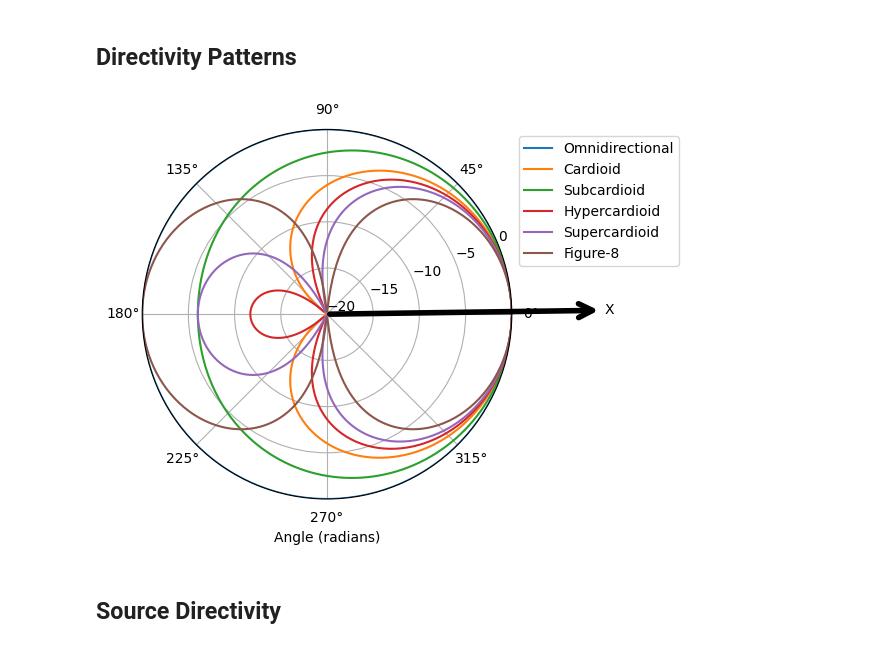
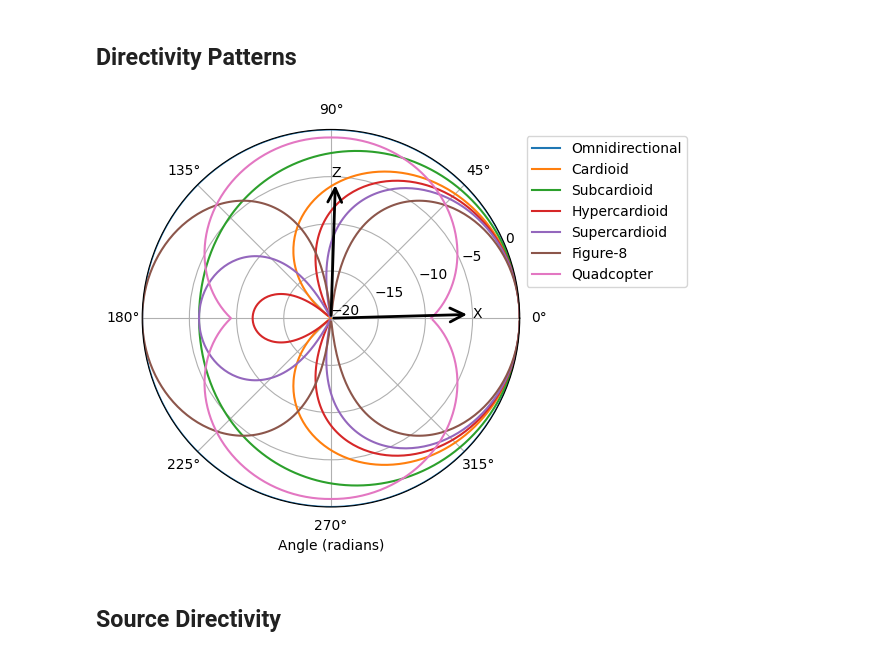
Before and after one commit to vlsi-nanocomputing/dynamic-sound, a Jupyter notebook: examples/directivity.ipynb, the cells around one changed output. Saved outputs shown, nothing was run; the diff lists cells and outputs as text; code cells hidden in the pictures.

```diff
--- a/examples/directivity.ipynb
+++ b/examples/directivity.ipynb
@@ -8,33 +12,44 @@ from dynamic_sound.acoustics import attenuations
 theta_rad = [np.deg2rad(x) for x in range(0, 360, 1)]
 
 omnidirectional = [20 * np.log10(attenuations.directivity(theta, attenuations.DirectivityType.OMNIDIRECTIONAL)) for theta in theta_rad]
 cardioid = [20 * np.log10(attenuations.directivity(theta, attenuations.DirectivityType.CARDIOID)) for theta in theta_rad]
 subcardioid = [20 * np.log10(attenuations.directivity(theta, attenuations.DirectivityType.SUBCARDIOID)) for theta in theta_rad]
 hypercardioid = [20 * np.log10(attenuations.directivity(theta, attenuations.DirectivityType.HYPERCARDBOID)) for theta in theta_rad]
 supercardioid = [20 * np.log10(attenuations.directivity(theta, attenuations.DirectivityType.SUPERCARDIOID)) for theta in theta_rad]
 figure8 = [20 * np.log10(attenuations.directivity(theta, attenuations.DirectivityType.FIGURE8)) for theta in theta_rad]
+quadcopter = [20 * np.log10(attenuations.directivity(theta + np.pi/2, attenuations.DirectivityType.QUADCOPTER)) - 4.5 for theta in theta_rad]
 
 # Plotting
 lower_gain = -20
 ax = plt.subplot(111, projection='polar')
 ax.plot(theta_rad, omnidirectional, label='Omnidirectional')
 ax.plot(theta_rad, cardioid, label='Cardioid')
 ax.plot(theta_rad, subcardioid, label='Subcardioid')
 ax.plot(theta_rad, hypercardioid, label='Hypercardioid')
 ax.plot(theta_rad, supercardioid, label='Supercardioid')
 ax.plot(theta_rad, figure8, label='Figure-8')
+ax.plot(theta_rad, quadcopter, label='Quadcopter')
 ax.set_xlabel('Angle (radians)')
 ax.grid(True)
 plt.legend(bbox_to_anchor=(1, 1))
 plt.ylim([lower_gain, 0])
 ax.annotate(
     text="X",
-    xytext=(0, 10),
+    xytext=(0, -5),
     xy=(0, lower_gain),
-    arrowprops=dict(arrowstyle="<-", color="black", linewidth=4, mutation_scale=25),
+    arrowprops=dict(arrowstyle="<-", color="black", linewidth=2, mutation_scale=25),
+    annotation_clip=False,
+)
+ax.annotate(
+    text="Z",
+    xytext=(np.pi/2, -5),
+    xy=(np.pi/2, lower_gain),
+    arrowprops=dict(arrowstyle="<-", color="black", linewidth=2, mutation_scale=25),
     annotation_clip=False,
 )
 ax.yaxis.set_ticks(np.arange(start=lower_gain, stop=5, step=5))
+plt.tight_layout()
+plt.savefig("_tmp/directivity_patterns.png", dpi=300)
 plt.show()
 # %% [output]
-[figure, old version]
+[figure, new version]
```
Also changed, not shown: parts of 3 cells of this notebook, 2 other files.
